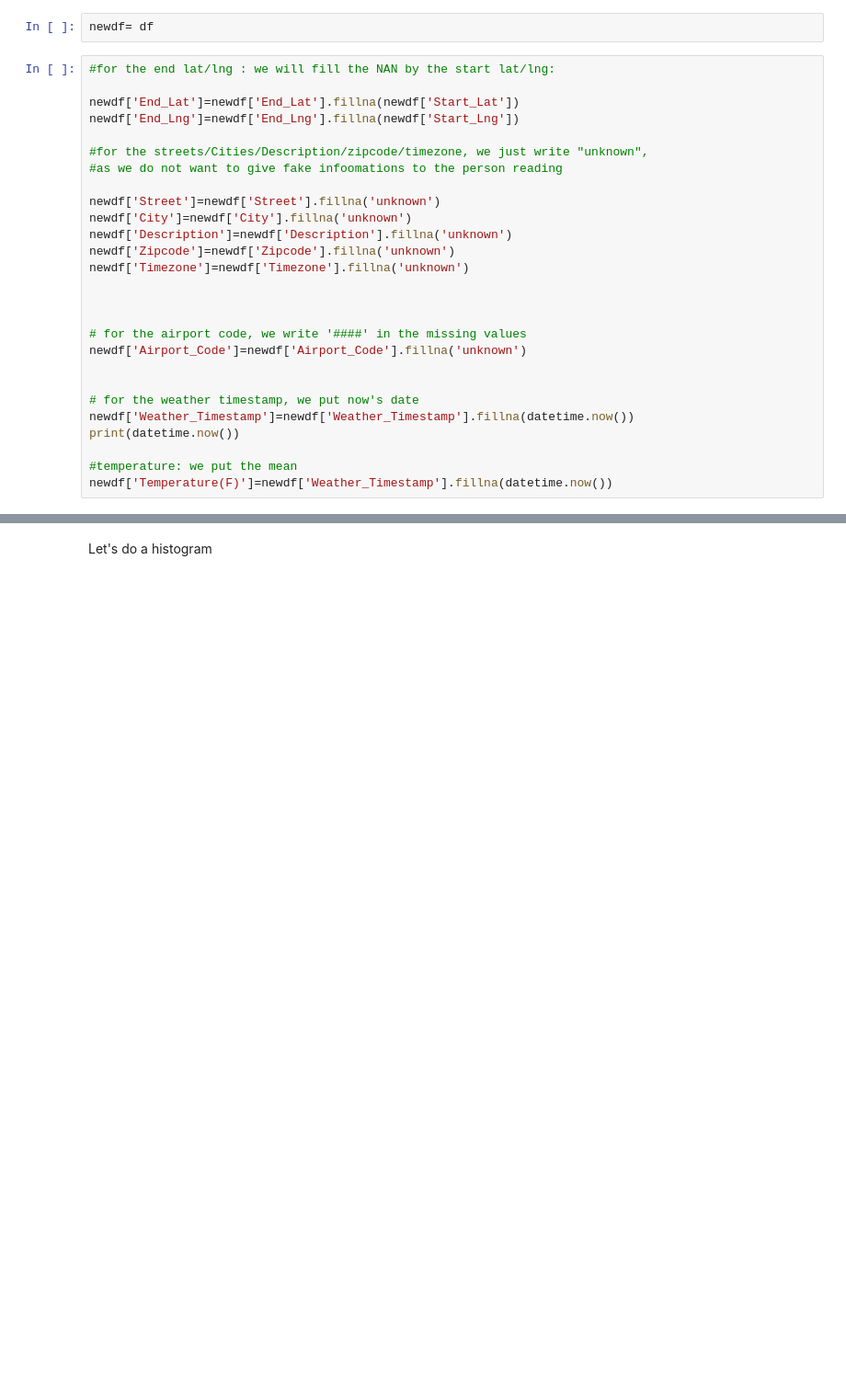
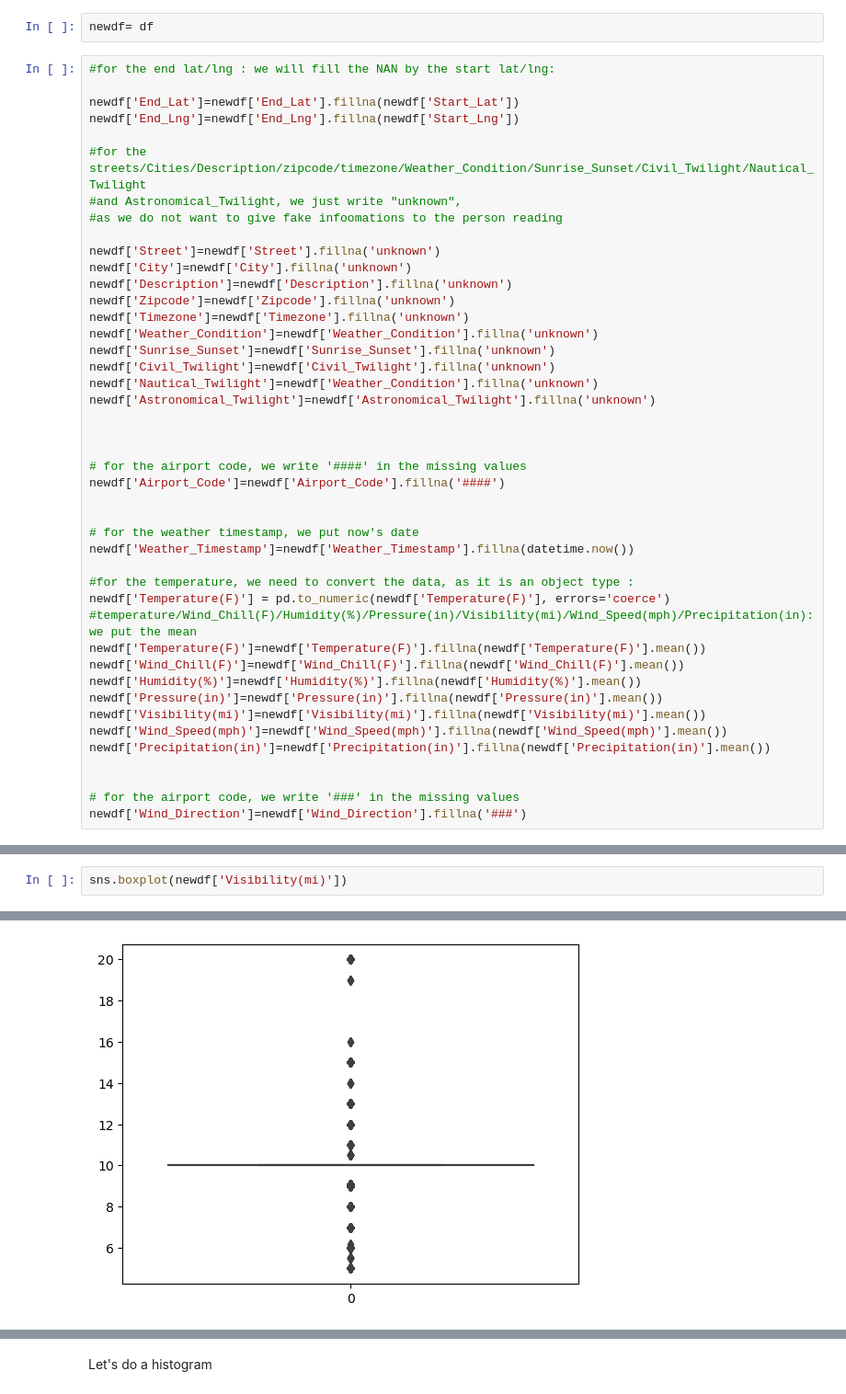
Before and after one commit to RinjieMX/ExplainAI_TD4, a Jupyter notebook: Notebook_TD4.ipynb, the cells around one changed output, grey strips where cells are left out. Shown at 92% size. Saved outputs shown, nothing was run; the diff lists cells and outputs as text; blank space fills up the shorter version.

Commit message:
cleaning process  no missing values, started the outliers

```diff
--- a/Notebook_TD4.ipynb
+++ b/Notebook_TD4.ipynb
@@ -184,7 +186,8 @@ newdf= df
 newdf['End_Lat']=newdf['End_Lat'].fillna(newdf['Start_Lat'])
 newdf['End_Lng']=newdf['End_Lng'].fillna(newdf['Start_Lng'])
 
-#for the streets/Cities/Description/zipcode/timezone, we just write "unknown",
+#for the streets/Cities/Description/zipcode/timezone/Weather_Condition/Sunrise_Sunset/Civil_Twilight/Nautical_Twilight
+#and Astronomical_Twilight, we just write "unknown",
 #as we do not want to give fake infoomations to the person reading
 
 newdf['Street']=newdf['Street'].fillna('unknown')
@@ -192,16 +195,32 @@ newdf['City']=newdf['City'].fillna('unknown')
 newdf['Description']=newdf['Description'].fillna('unknown')
 newdf['Zipcode']=newdf['Zipcode'].fillna('unknown')
 newdf['Timezone']=newdf['Timezone'].fillna('unknown')
+newdf['Weather_Condition']=newdf['Weather_Condition'].fillna('unknown')
+newdf['Sunrise_Sunset']=newdf['Sunrise_Sunset'].fillna('unknown')
+newdf['Civil_Twilight']=newdf['Civil_Twilight'].fillna('unknown')
+newdf['Nautical_Twilight']=newdf['Weather_Condition'].fillna('unknown')
+newdf['Astronomical_Twilight']=newdf['Astronomical_Twilight'].fillna('unknown')
 
 
 
 # for the airport code, we write '####' in the missing values
-newdf['Airport_Code']=newdf['Airport_Code'].fillna('unknown')
+newdf['Airport_Code']=newdf['Airport_Code'].fillna('####')
 
 
 # for the weather timestamp, we put now's date
 newdf['Weather_Timestamp']=newdf['Weather_Timestamp'].fillna(datetime.now())
-print(datetime.now())
 
-#temperature: we put the mean
-newdf['Temperature(F)']=newdf['Weather_Timestamp'].fillna(datetime.now())
+#for the temperature, we need to convert the data, as it is an object type :
+newdf['Temperature(F)'] = pd.to_numeric(newdf['Temperature(F)'], errors='coerce')
+#temperature/Wind_Chill(F)/Humidity(%)/Pressure(in)/Visibility(mi)/Wind_Speed(mph)/Precipitation(in): we put the mean
+newdf['Temperature(F)']=newdf['Temperature(F)'].fillna(newdf['Temperature(F)'].mean())
+newdf['Wind_Chill(F)']=newdf['Wind_Chill(F)'].fillna(newdf['Wind_Chill(F)'].mean())
+newdf['Humidity(%)']=newdf['Humidity(%)'].fillna(newdf['Humidity(%)'].mean())
+newdf['Pressure(in)']=newdf['Pressure(in)'].fillna(newdf['Pressure(in)'].mean())
+newdf['Visibility(mi)']=newdf['Visibility(mi)'].fillna(newdf['Visibility(mi)'].mean())
+newdf['Wind_Speed(mph)']=newdf['Wind_Speed(mph)'].fillna(newdf['Wind_Speed(mph)'].mean())
+newdf['Precipitation(in)']=newdf['Precipitation(in)'].fillna(newdf['Precipitation(in)'].mean())
+
+
+# for the airport code, we write '###' in the missing values
+newdf['Wind_Direction']=newdf['Wind_Direction'].fillna('###')
@@ -233,0 +251,3 @@ dtype: int64
+# %%
+sns.boxplot(newdf['Visibility(mi)'])
+# %% [output]
@@ -233,0 +255 @@ dtype: int64
+[figure, added]
```
Also changed, not shown: parts of 14 cells of this notebook.
